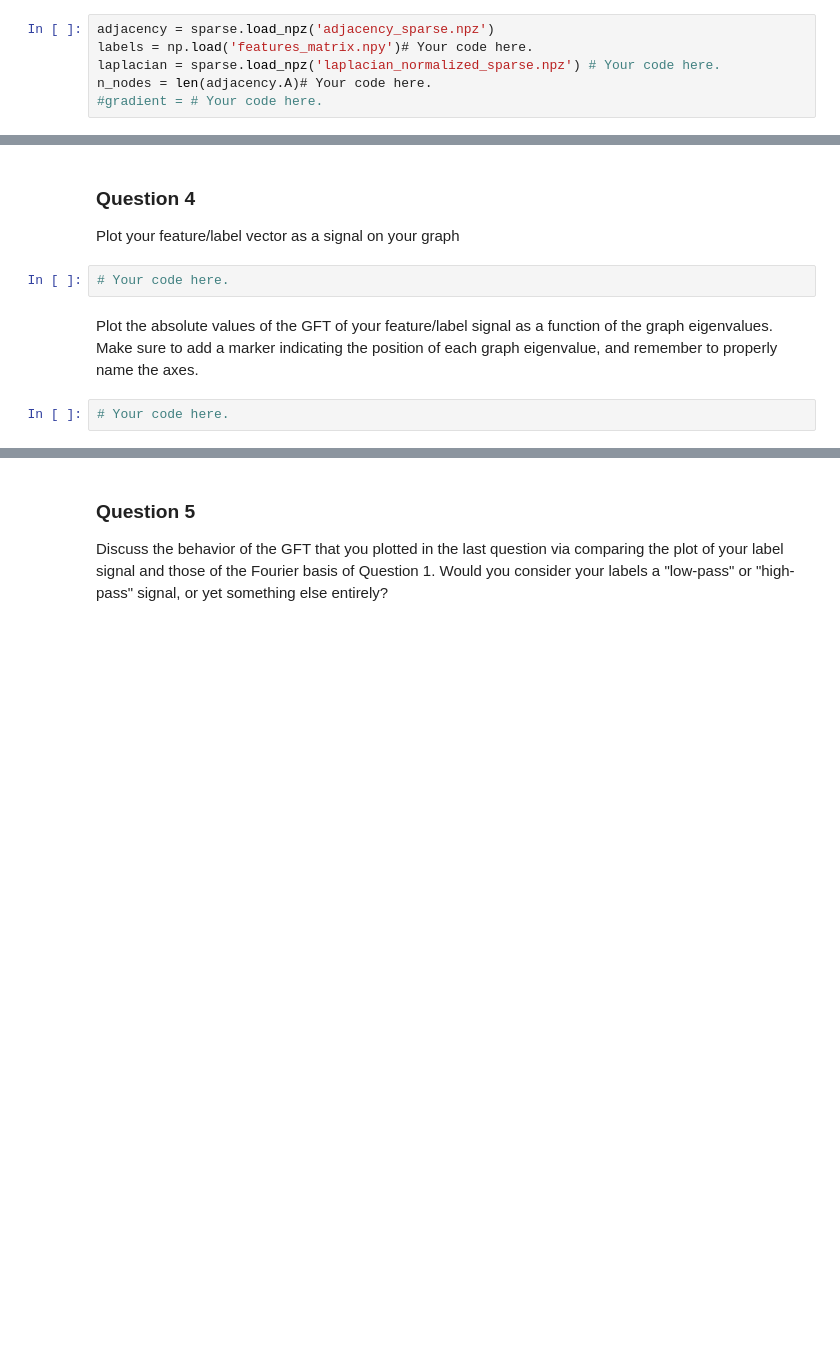
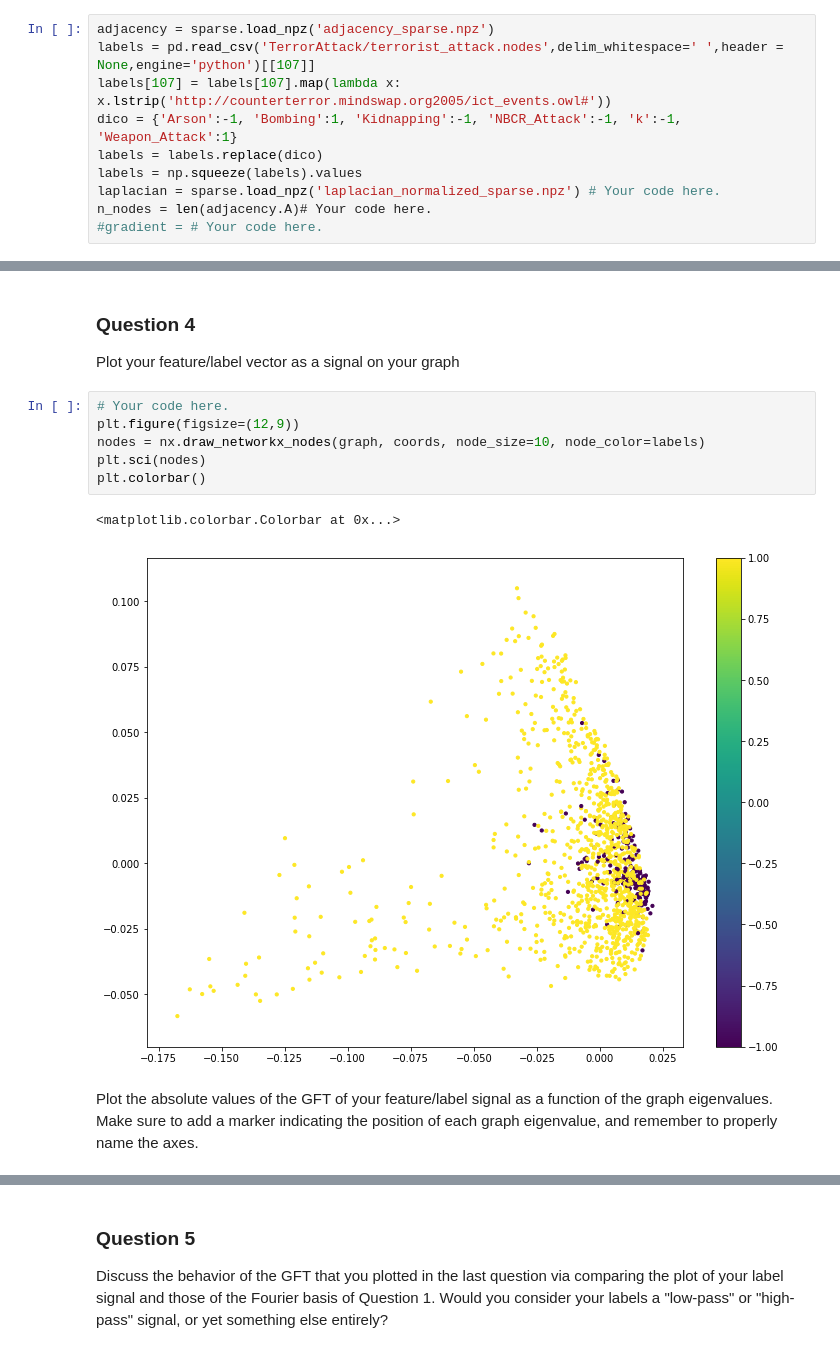
Before and after one commit to coencharles/teamporcinet_M4_v2, a Jupyter notebook: milestones/4_graph_signal_processing.ipynb, the cells around one changed output, grey strips where cells are left out. Cells and saved outputs as stored; diff of their text form; blank space fills up the shorter version.

```diff
--- a/milestones/4_graph_signal_processing.ipynb
+++ b/milestones/4_graph_signal_processing.ipynb
@@ -86,7 +87,11 @@ Import those objects in the cell below (or recompute the Laplacian and Gradient
 _Note_: If your features/labels are not floating-point numbers, please convert them. For example, if your data has labels "cat" and "dog" for nodes that represent cats or dogs, respectively, you may assign the number `1.0` for the label "cat" and the number `-1.0` for the label "dog".
 # %%
 adjacency = sparse.load_npz('adjacency_sparse.npz')
-labels = np.load('features_matrix.npy')# Your code here.
+labels = pd.read_csv('TerrorAttack/terrorist_attack.nodes',delim_whitespace=' ',header = None,engine='python')[[107]]
+labels[107] = labels[107].map(lambda x: x.lstrip('http://counterterror.mindswap.org2005/ict_events.owl#'))
+dico = {'Arson':-1, 'Bombing':1, 'Kidnapping':-1, 'NBCR_Attack':-1, 'k':-1, 'Weapon_Attack':1}
+labels = labels.replace(dico)
+labels = np.squeeze(labels).values
 laplacian = sparse.load_npz('laplacian_normalized_sparse.npz') # Your code here.
 n_nodes = len(adjacency.A)# Your code here.
 #gradient = # Your code here.
@@ -167,9 +177,14 @@ def iGFT(x):
 ### Question 4
 
 Plot your feature/label vector as a signal on your graph
-# %%
-# Your code here.
+# %%
+# Your code here.
+plt.figure(figsize=(12,9))
+nodes = nx.draw_networkx_nodes(graph, coords, node_size=10, node_color=labels)
+plt.sci(nodes)
+plt.colorbar()
+# %% [output]
+<matplotlib.colorbar.Colorbar at 0x...>
+[figure, added]
 # %% [markdown]
 Plot the absolute values of the GFT of your feature/label signal as a function of the graph eigenvalues. Make sure to add a marker indicating the position of each graph eigenvalue, and remember to properly name the axes.
-# %%
-# Your code here.
```
Also changed, not shown: parts of 10 cells of this notebook, 1 other file.
